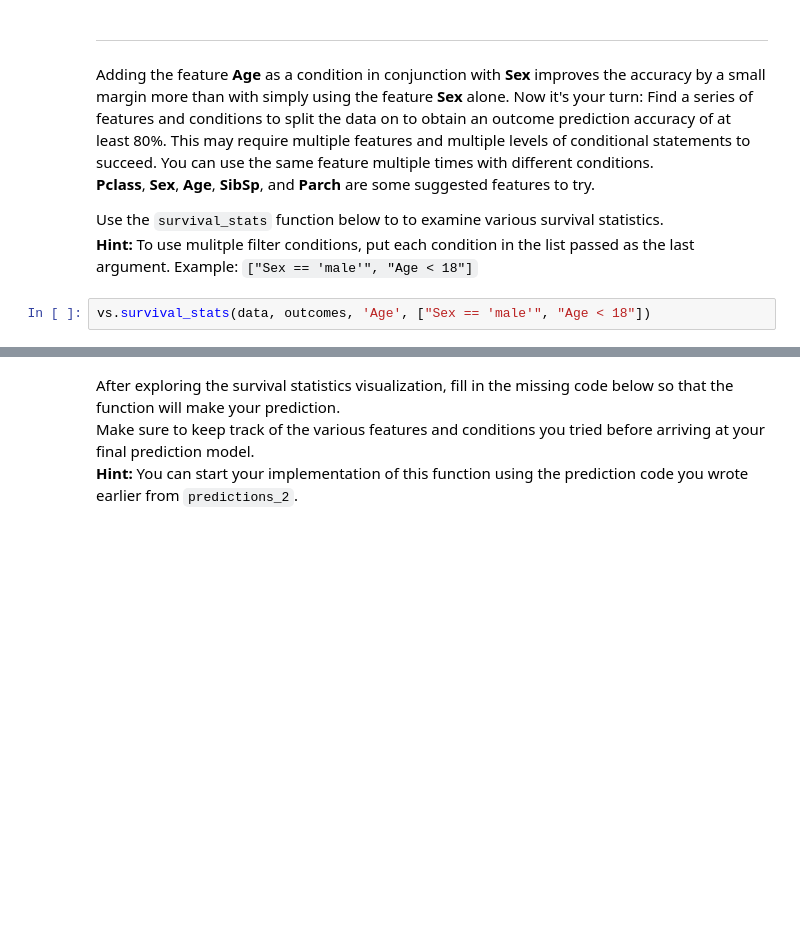
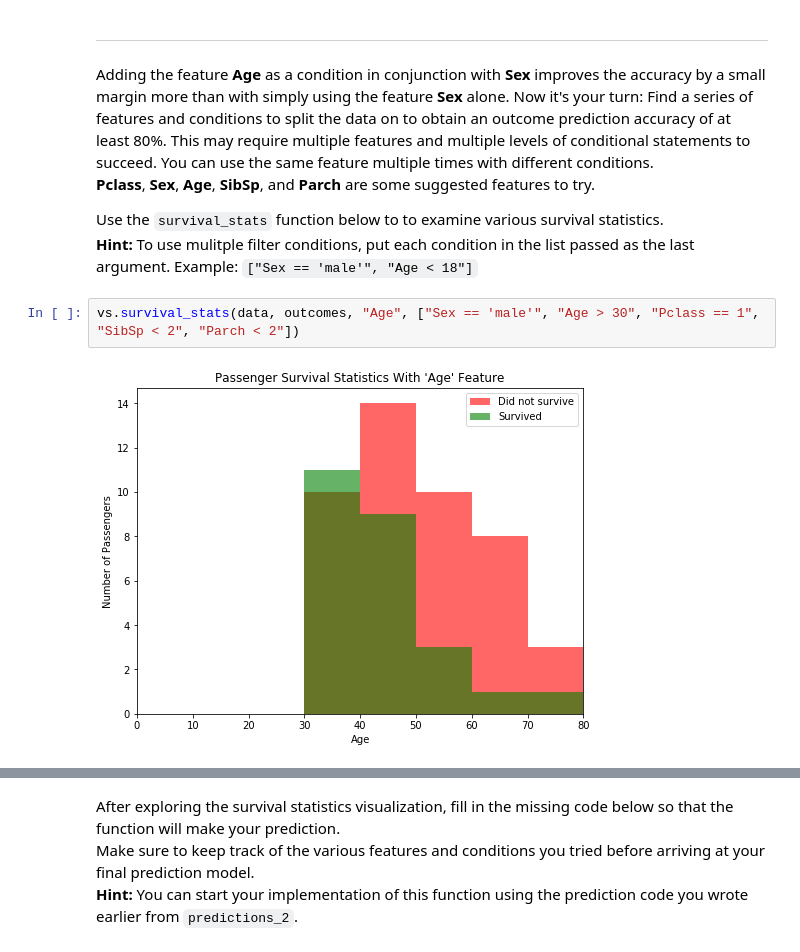
Before and after one commit to pankajsharma2000/machine-learning, a Jupyter notebook: projects/titanic_survival_exploration/titanic_survival_exploration.ipynb, the cells around one changed output, grey strips where cells are left out. Drawn from its saved outputs; the diff is of its cells as text; blank space fills up the shorter version.

```diff
--- a/projects/titanic_survival_exploration/titanic_survival_exploration.ipynb
+++ b/projects/titanic_survival_exploration/titanic_survival_exploration.ipynb
@@ -215,4 +220,6 @@ Adding the feature **Age** as a condition in conjunction with **Sex** improves t
 Use the `survival_stats` function below to to examine various survival statistics.
 **Hint:** To use mulitple filter conditions, put each condition in the list passed as the last argument. Example: `["Sex == 'male'", "Age < 18"]`
 # %%
-vs.survival_stats(data, outcomes, 'Age', ["Sex == 'male'", "Age < 18"])
+vs.survival_stats(data, outcomes, "Age", ["Sex == 'male'", "Age > 30", "Pclass == 1", "SibSp < 2", "Parch < 2"])
+# %% [output]
+[figure, added]
```
Also changed, not shown: parts of 12 cells of this notebook, 1 other file.
